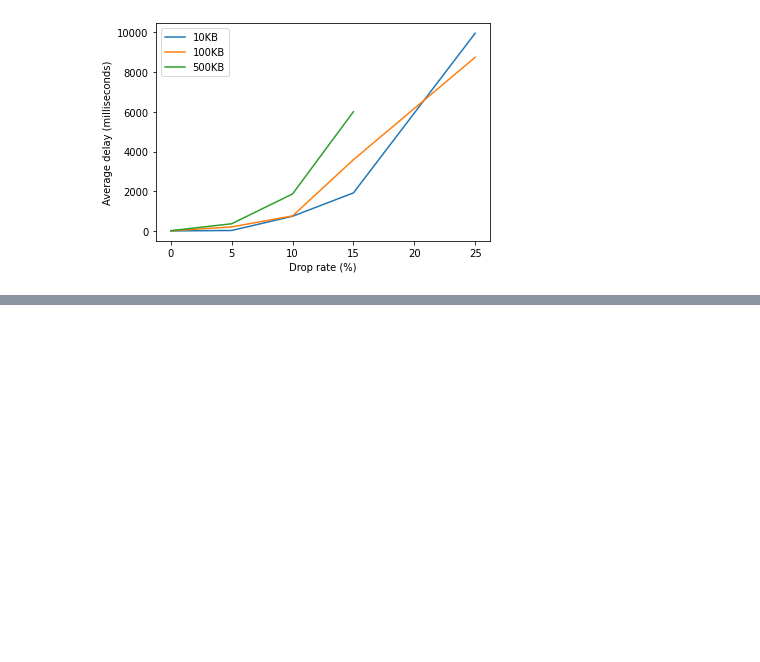
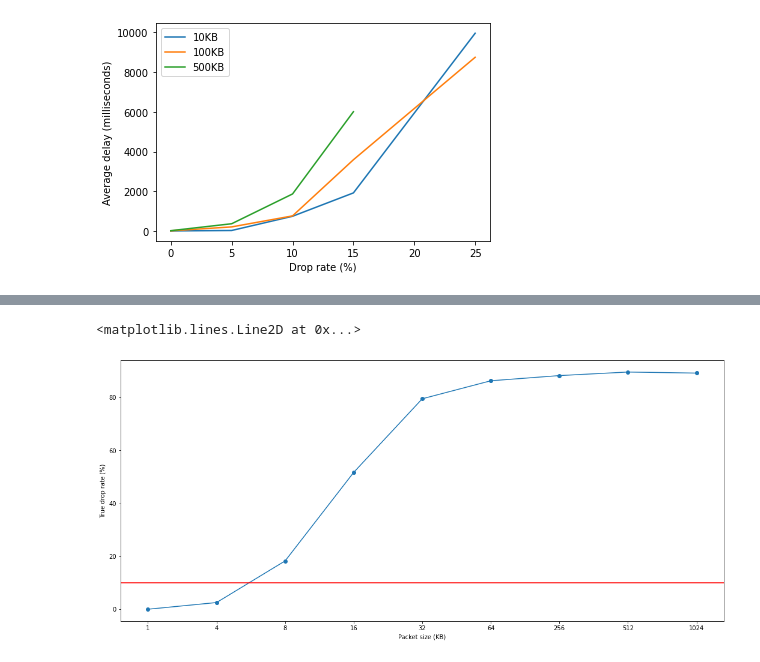
Before and after one commit to gary1030/zenoh-in-noise-environment, a Jupyter notebook: zenoh-measurement/analysis_1222.ipynb, the cells around one changed output, grey strips where cells are left out. Drawn from its saved outputs; the diff is of its cells as text; code cells hidden in the pictures; blank space fills up the shorter version.

```diff
--- a/zenoh-measurement/analysis_1222.ipynb
+++ b/zenoh-measurement/analysis_1222.ipynb
@@ -114,0 +170,23 @@ for kb in kb_list:
+# %%
+# make figure larger
+plt.rcParams["figure.figsize"] = (18,8)
+
+kb_list = [1, 4, 8, 16, 32, 64, 256, 512, 1024]
+default_x_ticks = range(len(kb_list))
+true_drop_percent_list = []
+for kb in kb_list:
+    df = get_processed_df(f"received-data/lab2/{kb}_drop_10.json", f"sent-data/lab2/{kb}_drop_10.json")
+    total_sent_packets = df.shape[0]
+    total_received_packets = df[df['received_time'].notnull()].shape[0]
+    true_drop_percent_list.append((total_sent_packets - total_received_packets) / total_sent_packets * 100)
+
+plt.xlabel("Packet size (KB)")
+plt.ylabel("True drop rate (%)")
+plt.plot(default_x_ticks, true_drop_percent_list, label="True drop rate", marker='o')
+plt.xticks(default_x_ticks, kb_list)
+
+# plot a line for 10% drop rate (horizontal line)
+plt.axhline(y=10, color='r', linestyle='-')
+# %% [output]
+<matplotlib.lines.Line2D at 0x...>
+[figure, added]
```
Also changed, not shown: parts of 4 cells of this notebook.
